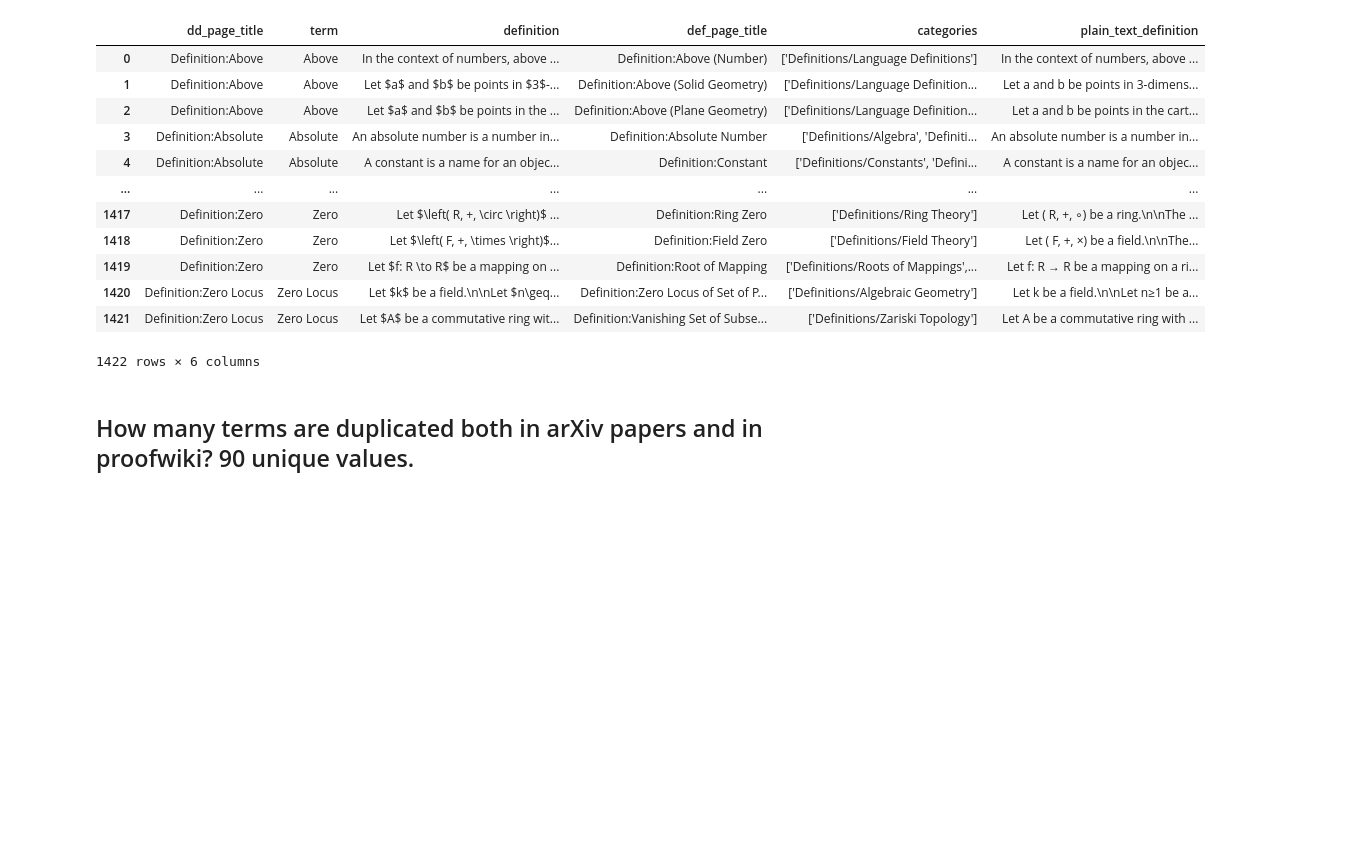
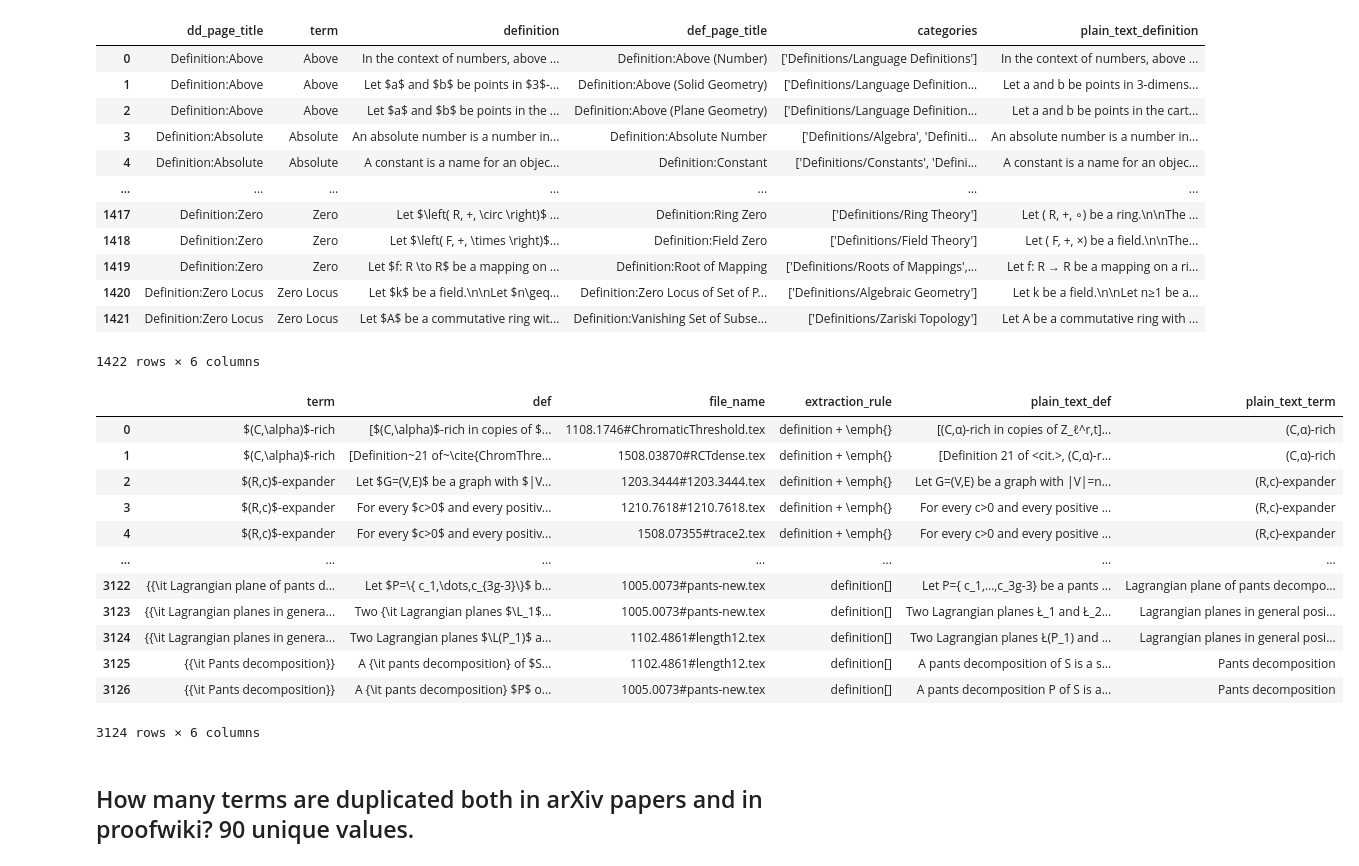
Before and after one commit to sufianj/MathTermDisambiguation, a Jupyter notebook: 01.Proofwiki_vs_ArXiv_Def.ipynb, the cells around one changed output. Drawn from its saved outputs; the diff is of its cells as text; code cells hidden in the pictures; blank space fills up the shorter version.

Commit message:
Hypernym Extraction

```diff
--- a/01.Proofwiki_vs_ArXiv_Def.ipynb
+++ b/01.Proofwiki_vs_ArXiv_Def.ipynb
@@ -33,3 +33,20 @@ df_proofwiki_dd
 1422 rows × 6 columns
 # %%
 df_arxiv_duplicated_term = pd.read_csv("duplicated_term_def.csv")
+# %%
+df_arxiv_duplicated_term = df_arxiv_duplicated_term[~df_arxiv_duplicated_term["plain_text_def"].isnull()]
+df_arxiv_duplicated_term
+# %% [output]
+|  | term | def | file_name | extraction_rule | plain_text_def | plain_text_term |
+| 0 | $(C,\alpha)$-rich | [$(C,\alpha)$-rich in copies of $... | 1108.1746#ChromaticThreshold.tex | definition + \emph{} | [(C,α)-rich in copies of Z_ℓ^r,t]... | (C,α)-rich |
+| 1 | $(C,\alpha)$-rich | [Definition~21 of~\cite{ChromThre... | 1508.03870#RCTdense.tex | definition + \emph{} | [Definition 21 of <cit.>, (C,α)-r... | (C,α)-rich |
+| 2 | $(R,c)$-expander | Let $G=(V,E)$ be a graph with $|V... | 1203.3444#1203.3444.tex | definition + \emph{} | Let G=(V,E) be a graph with |V|=n... | (R,c)-expander |
+| 3 | $(R,c)$-expander | For every $c>0$ and every positiv... | 1210.7618#1210.7618.tex | definition + \emph{} | For every c>0 and every positive ... | (R,c)-expander |
+| 4 | $(R,c)$-expander | For every $c>0$ and every positiv... | 1508.07355#trace2.tex | definition + \emph{} | For every c>0 and every positive ... | (R,c)-expander |
+| ... | ... | ... | ... | ... | ... | ... |
+| 3122 | {{\it Lagrangian plane of pants d... | Let $P=\{ c_1,\dots,c_{3g-3}\}$ b... | 1005.0073#pants-new.tex | definition[] | Let P={ c_1,…,c_3g-3} be a pants ... | Lagrangian plane of pants decompo... |
+| 3123 | {{\it Lagrangian planes in genera... | Two {\it Lagrangian planes $\L_1$... | 1005.0073#pants-new.tex | definition[] | Two Lagrangian planes Ł_1 and Ł_2... | Lagrangian planes in general posi... |
+| 3124 | {{\it Lagrangian planes in genera... | Two Lagrangian planes $\L(P_1)$ a... | 1102.4861#length12.tex | definition[] | Two Lagrangian planes Ł(P_1) and ... | Lagrangian planes in general posi... |
+| 3125 | {{\it Pants decomposition}} | A {\it pants decomposition} of $S... | 1102.4861#length12.tex | definition[] | A pants decomposition of S is a s... | Pants decomposition |
+| 3126 | {{\it Pants decomposition}} | A {\it pants decomposition} $P$ o... | 1005.0073#pants-new.tex | definition[] | A pants decomposition P of S is a... | Pants decomposition |
+3124 rows × 6 columns
```
Also changed, not shown: parts of 5 cells of this notebook, 13 other files.
